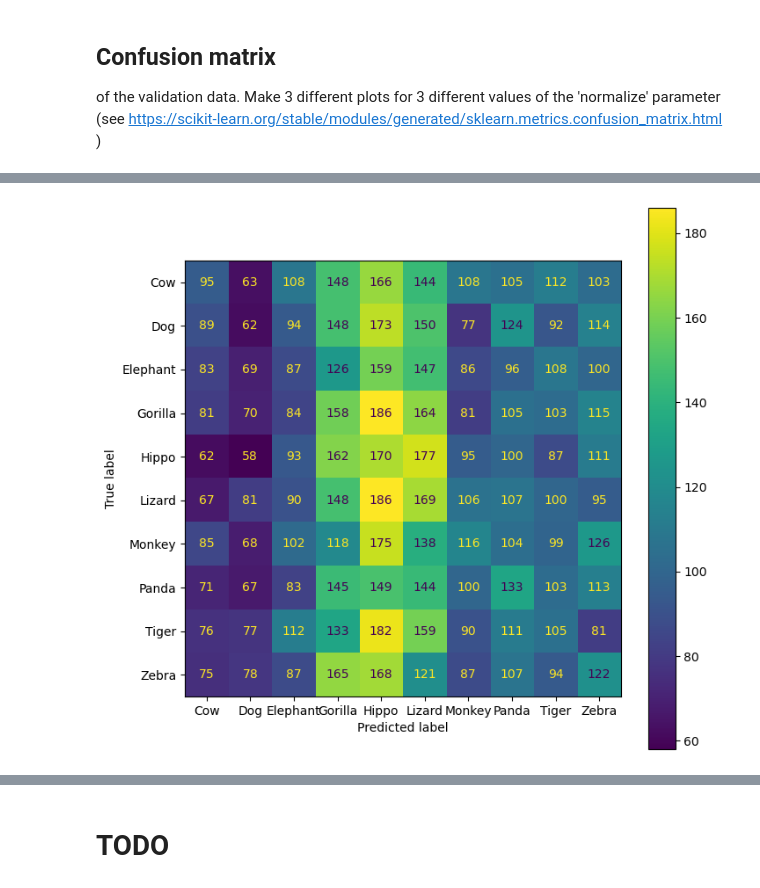
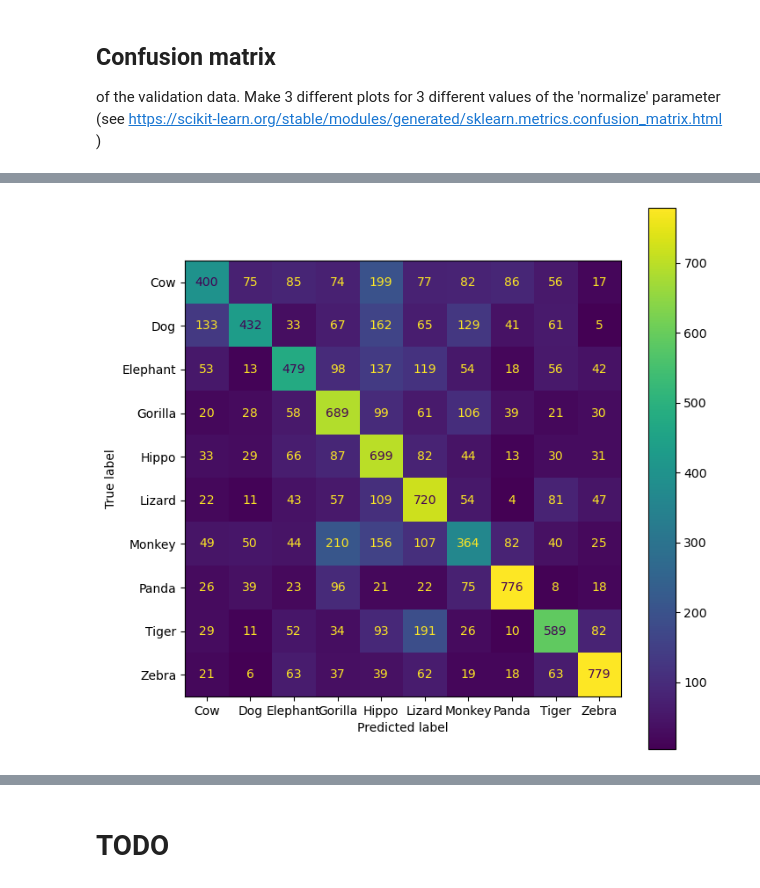
Before and after one commit to schbm/cnn-mc-classification, a Jupyter notebook: notebook/main.ipynb, the cells around one changed output, grey strips where cells are left out. Drawn from its saved outputs; the diff is of its cells as text; code cells hidden in the pictures.

```diff
--- a/notebook/main.ipynb
+++ b/notebook/main.ipynb
@@ -40,6 +40,7 @@ img_height = 64 # The image will be resized when imported to this height
 img_width = 64 # The image will be resized when imported to this width
 img_channels = 3 #RGB
 shuffle_seed = 1234 # The seed for the data shuffle
+shuffle_enabled = True
 test_data_ratio = 0.3
 validation_data_ratio= 0.2
 img_classes = [ #explicitly defined to avoid errors
@@ -61,7 +62,7 @@ data = tf.keras.preprocessing.image_dataset_from_directory(
     class_names=img_classes, #pass in names of classes
     batch_size=batch_size,
     image_size=(img_height, img_width),
-    shuffle=True, #shuffle the data
+    shuffle=shuffle_enabled, #shuffle the data
     seed=shuffle_seed, #seed for the shuffling and transformations
     validation_split=test_data_ratio, #we reserve a ratio of the data for the test set
     subset="both", #return both test & training set
@@ -343,10 +344,18 @@ simple_model = tf.keras.models.load_model('simple_model')
 of the validation data.
 Make 3 different plots for 3 different values of the
 'normalize' parameter (see https://scikit-learn.org/stable/modules/generated/sklearn.metrics.confusion_matrix.html )
+# %%
+predicted_labels = np.array([])
+true_labels = np.array([])
+
+for x, y in training_data:
+    predicted_labels = np.concatenate([predicted_labels,
+                       np.argmax(simple_model(x), axis=-1)])
+    true_labels = np.concatenate([true_labels, y])
 # %%
-predictions = simple_model.predict(training_data)
-predicted_labels = np.argmax(predictions, axis=1)
-true_labels = np.concatenate([y.numpy() for _, y in training_data], axis=0)
+#predictions = simple_model.predict(training_data)
+#predicted_labels = np.argmax(predictions, axis=1)
+#true_labels = np.concatenate([y.numpy() for _, y in training_data], axis=0)
 cm = confusion_matrix(true_labels, predicted_labels)
 disp = ConfusionMatrixDisplay(confusion_matrix=cm, display_labels=class_names)
 fig, ax = plt.subplots(figsize=(8,8))
@@ -357,4 +365,4 @@ plt.show()
-[figure, old version]
+[figure, new version]
 # %%
 cm = confusion_matrix(true_labels, predicted_labels, normalize='true')
 disp = ConfusionMatrixDisplay(confusion_matrix=cm, display_labels=class_names)
```
Also changed, not shown: parts of 27 cells of this notebook, 1 other file.
